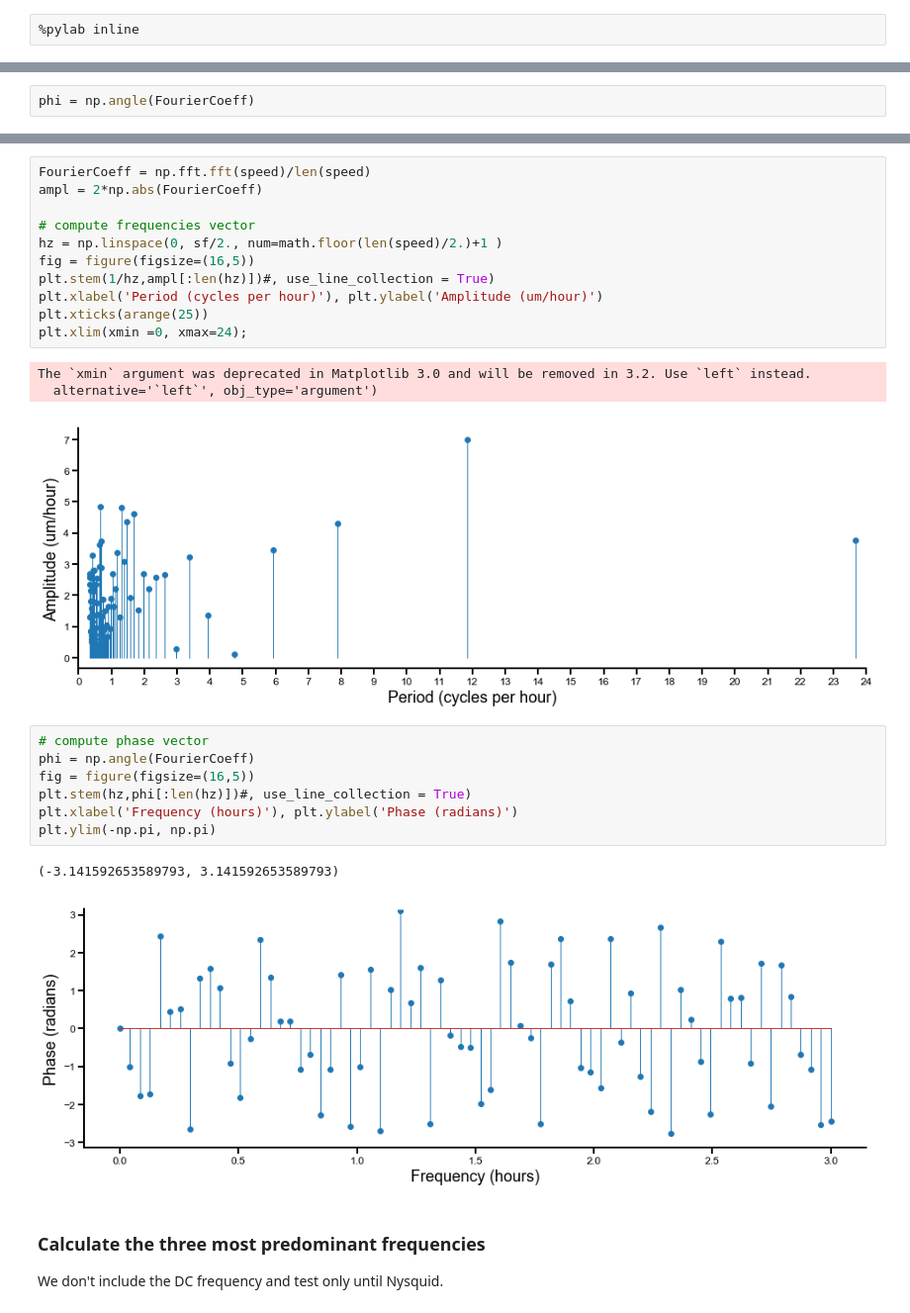
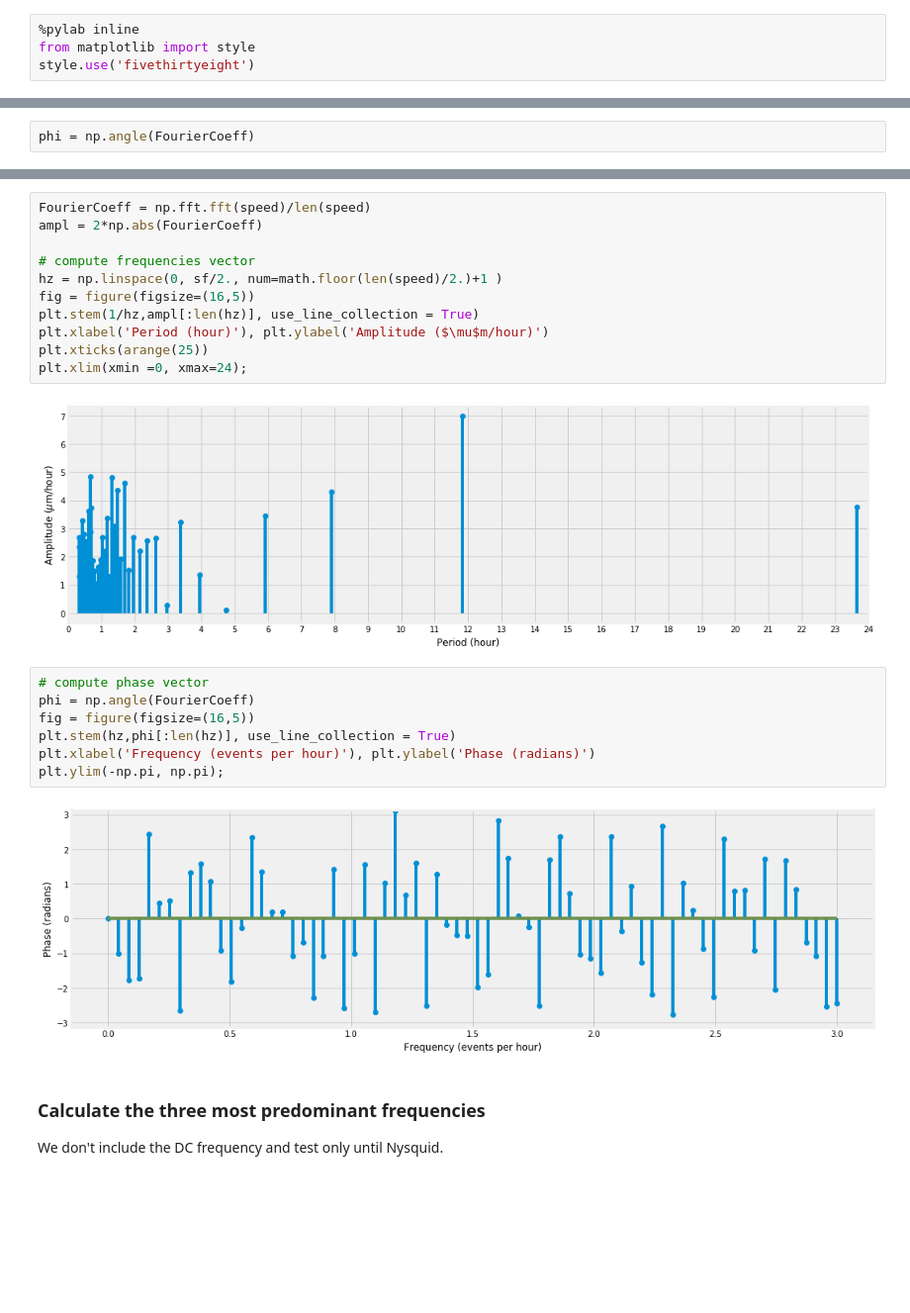
Before and after one commit to OrielBanne/myIPythonNotebooks, a Jupyter notebook: Signal_Processing/DiscreteFourierTransformation.ipynb, the cells around one changed output, grey strips where cells are left out. Shown at 99% size. Cells and saved outputs as stored; diff of their text form; blank space fills up the shorter version.

```diff
--- a/Signal_Processing/DiscreteFourierTransformation.ipynb
+++ b/Signal_Processing/DiscreteFourierTransformation.ipynb
@@ -2,6 +2,8 @@
 <H1>Discrete Fourier Transformation</H1>
 # %%
 %pylab inline
+from matplotlib import style
+style.use('fivethirtyeight')
 # %% [output]
 Populating the interactive namespace from numpy and matplotlib
 # %% [markdown]
@@ -158,28 +163,25 @@ The `xmax` argument was deprecated in Matplotlib 3.0 and will be removed in 3.2.
 # %%
 FourierCoeff = np.fft.fft(speed)/len(speed)
 ampl = 2*np.abs(FourierCoeff)
 
 # compute frequencies vector
 hz = np.linspace(0, sf/2., num=math.floor(len(speed)/2.)+1 )
 fig = figure(figsize=(16,5))
-plt.stem(1/hz,ampl[:len(hz)])#, use_line_collection = True)
-plt.xlabel('Period (cycles per hour)'), plt.ylabel('Amplitude (um/hour)')
+plt.stem(1/hz,ampl[:len(hz)], use_line_collection = True)
+plt.xlabel('Period (hour)'), plt.ylabel('Amplitude ($\mu$m/hour)')
 plt.xticks(arange(25))
 plt.xlim(xmin =0, xmax=24);
 # %% [output]
-The `xmin` argument was deprecated in Matplotlib 3.0 and will be removed in 3.2. Use `left` instead.
-  alternative='`left`', obj_type='argument')
-[figure, old version]
+[figure, new version]
 # %%
 # compute phase vector
 phi = np.angle(FourierCoeff)
 fig = figure(figsize=(16,5))
-plt.stem(hz,phi[:len(hz)])#, use_line_collection = True)
-plt.xlabel('Frequency (hours)'), plt.ylabel('Phase (radians)')
-plt.ylim(-np.pi, np.pi)
+plt.stem(hz,phi[:len(hz)], use_line_collection = True)
+plt.xlabel('Frequency (events per hour)'), plt.ylabel('Phase (radians)')
+plt.ylim(-np.pi, np.pi);
 # %% [output]
-(-3.141592653589793, 3.141592653589793)
-[figure, old version]
+[figure, new version]
 # %% [markdown]
 <H3>Calculate the three most predominant frequencies</H3>
 
```
Also changed, not shown: parts of 20 cells of this notebook.
